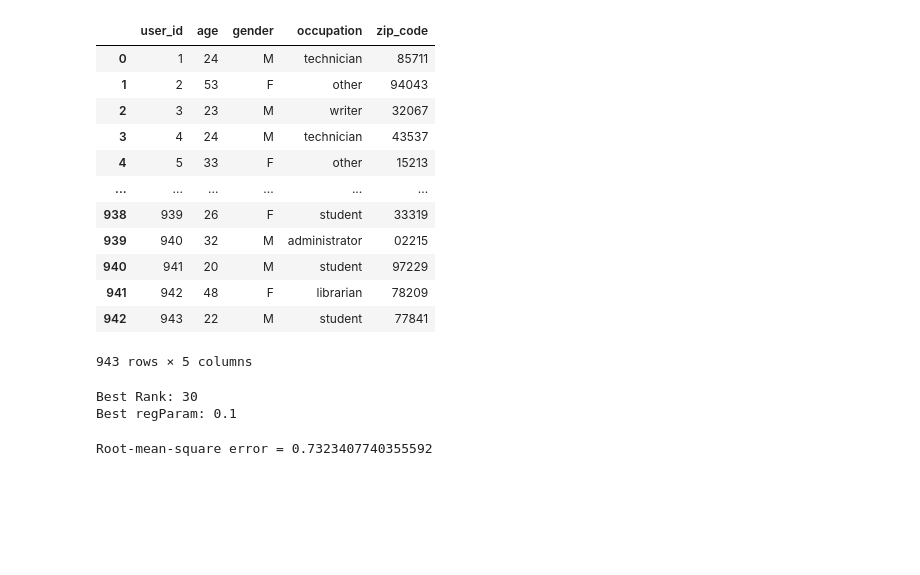
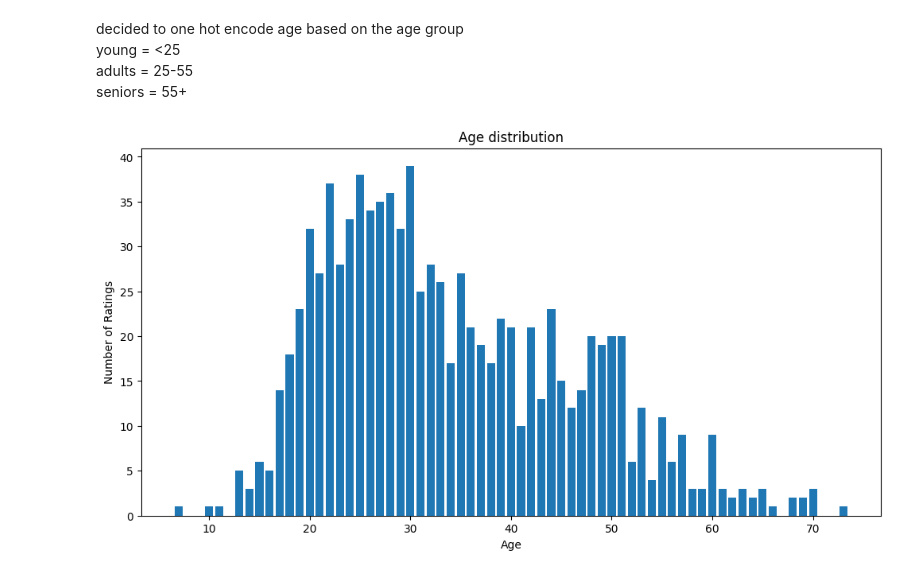
Before and after one commit to rootint/movie-recommender, a Jupyter notebook: notebooks/1.0-initial-data-exploration.ipynb, the cells around one changed output. Saved outputs shown, nothing was run; the diff lists cells and outputs as text; code cells hidden in the pictures; blank space fills up the shorter version.

```diff
--- a/notebooks/1.0-initial-data-exploration.ipynb
+++ b/notebooks/1.0-initial-data-exploration.ipynb
@@ -38,3 +107,9 @@ movies = pd.read_csv(PATH + "u.item", sep="|", names=movie_columns, encoding="la
 # %%
 user_columns = ["user_id", "age", "gender", "occupation", "zip_code"]
 users = pd.read_csv(PATH + "u.user", sep="|", names=user_columns, encoding="latin-1")
+
+# One-hot encoding columns
+# Dropping zipcode to reduce complexity since I don't have resources to give recommendation based on the state you are in
+users.drop(['zip_code'], axis=1, inplace=True)
+users = pd.get_dummies(users, columns=['gender', 'occupation'])
+users.head()
@@ -41,18 +123,0 @@ users = pd.read_csv(PATH + "u.user", sep="|", names=user_columns, encoding="lati
-# %%
-movie_ratings = pd.merge(ratings, movies[['movie_id', 'title']], on='movie_id')
-
-users
-# %% [output]
-|  | user_id | age | gender | occupation | zip_code |
-| 0 | 1 | 24 | M | technician | 85711 |
-| 1 | 2 | 53 | F | other | 94043 |
-| 2 | 3 | 23 | M | writer | 32067 |
-| 3 | 4 | 24 | M | technician | 43537 |
-| 4 | 5 | 33 | F | other | 15213 |
-| ... | ... | ... | ... | ... | ... |
-| 938 | 939 | 26 | F | student | 33319 |
-| 939 | 940 | 32 | M | administrator | 02215 |
-| 940 | 941 | 20 | M | student | 97229 |
-| 941 | 942 | 48 | F | librarian | 78209 |
-| 942 | 943 | 22 | M | student | 77841 |
-943 rows × 5 columns
@@ -89,31 +123,0 @@ paramGrid = ParamGridBuilder() \
-# %%
-# Evaluate the model by computing the RMSE on the test data
-# predictions = model.transform(test)
-evaluator = RegressionEvaluator(
-    metricName="rmse", labelCol="rating", predictionCol="prediction"
-)
-
-
-crossval = CrossValidator(
-    estimator=als, estimatorParamMaps=paramGrid, evaluator=evaluator, numFolds=3
-)
-
-cvModel = crossval.fit(ratings)
-
-bestModel = cvModel.bestModel
-
-# Print best rank and regParam
-print("Best Rank:", bestModel._java_obj.parent().getRank())
-print("Best regParam:", bestModel._java_obj.parent().getRegParam())
-# %% [output]
-Best Rank: 30
-Best regParam: 0.1
-# %%
-# Apply the best model to the test data
-predictions = bestModel.transform(test)  # Make sure you have a test_data set
-
-# Evaluate best model
-rmse = evaluator.evaluate(predictions)
-print("Root-mean-square error = " + str(rmse))
-# %% [output]
-Root-mean-square error = 0.7323407740355592
@@ -121,0 +124,19 @@ spark.stop()
+# %% [markdown]
+decided to one hot encode age based on the age group <br>
+young = <25<br>
+adults = 25-55<br>
+seniors = 55+<br>
+# %%
+import matplotlib.pyplot as plt
+
+users_age = users.groupby('age').size()
+
+# Plotting
+plt.figure(figsize=(12, 6))
+plt.bar(users_age.index, users_age.values)
+plt.title('Age distribution')
+plt.xlabel('Age')
+plt.ylabel('Number of Ratings')
+plt.show()
+# %% [output]
+[figure, added]
```
Also changed, not shown: parts of 19 cells of this notebook, 12 other files.
